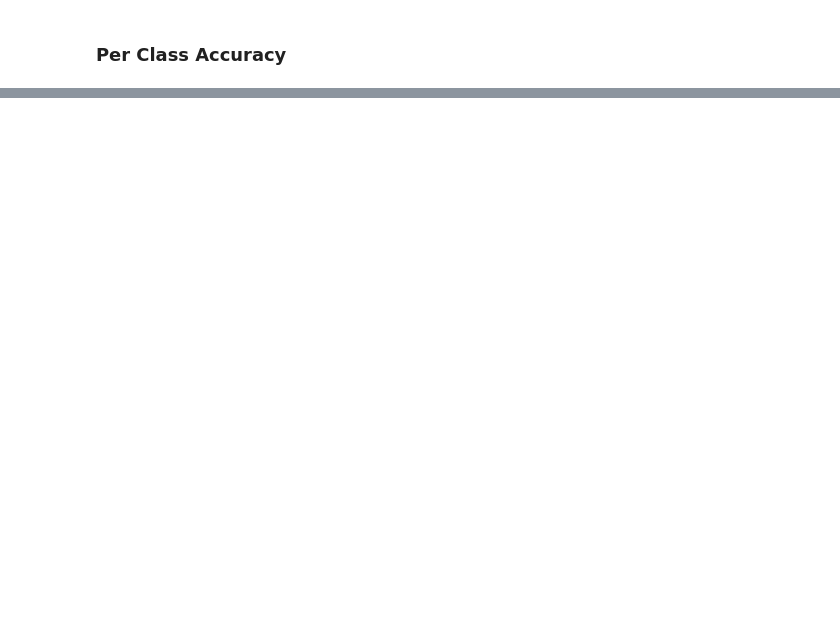
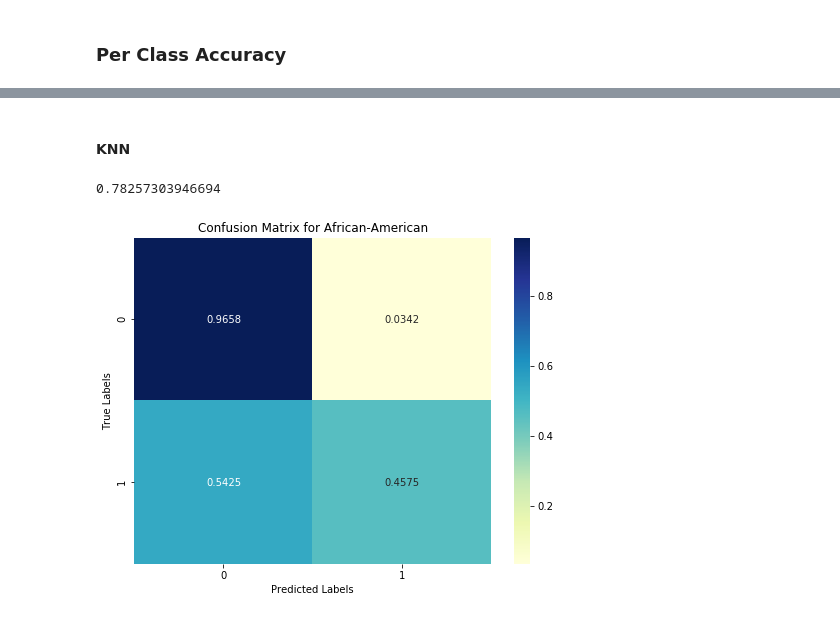
Before and after one commit to teamclouday/DataImputation, a Jupyter notebook: compas.ipynb, the cells around one changed output, grey strips where cells are left out. Saved outputs shown, nothing was run; the diff lists cells and outputs as text; code cells hidden in the pictures; blank space fills up the shorter version.

```diff
--- a/compas.ipynb
+++ b/compas.ipynb
@@ -683,0 +671,17 @@ data_train_black.shape, data_train_white.shape
+# %% [markdown]
+#### KNN
+# %%
+clf = KNeighborsClassifier(n_neighbors=2)
+clf.fit(X_res, y_res)
+clf.score(X, y)
+# %% [output]
+0.78257303946694
+# %%
+plt.figure(figsize=(8, 6))
+plt.title("Confusion Matrix for African-American")
+sns.heatmap(pd.DataFrame(transform_cf(confusion_matrix(data_target_black, clf.predict(data_train_black))), index=[0, 1], columns=[0, 1]), annot=True, cmap="YlGnBu", fmt=".4f")
+plt.xlabel("Predicted Labels")
+plt.ylabel("True Labels")
+plt.show()
+# %% [output]
+[figure, added]
```
Also changed, not shown: parts of 107 cells of this notebook.
